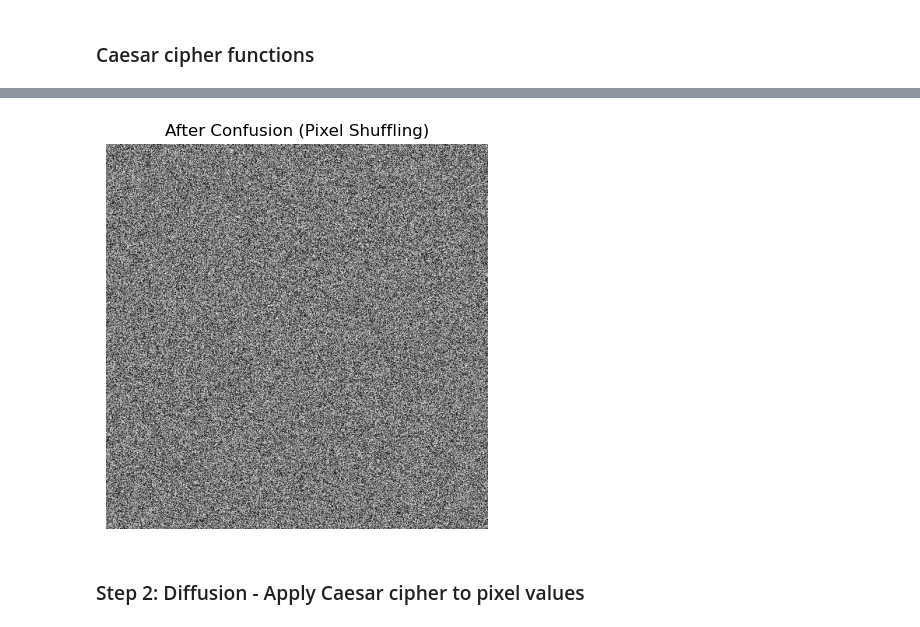
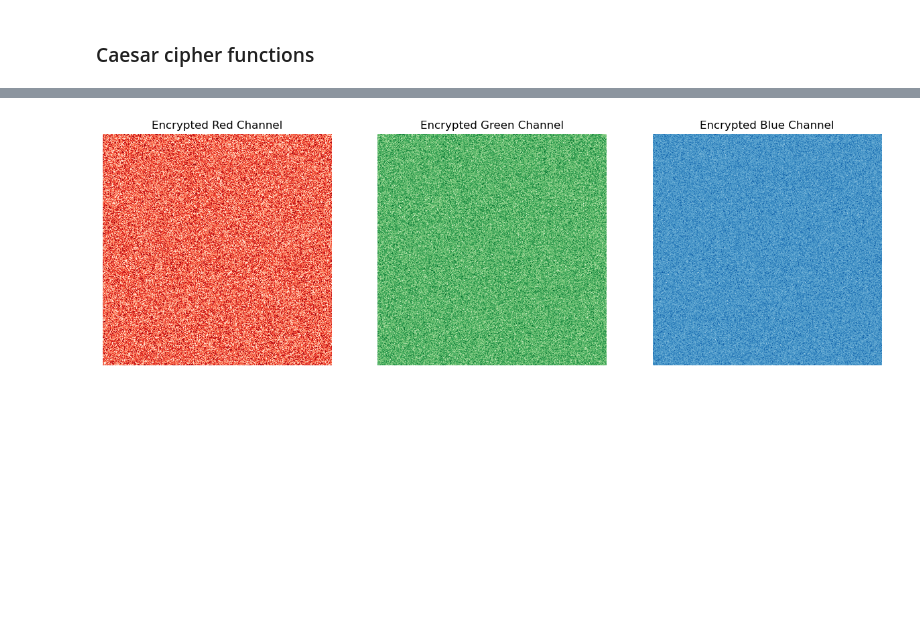
Before and after one commit to khaledkamr/image-encryption-decryption, a Jupyter notebook: image_encryption_decryption.ipynb, the cells around one changed output, grey strips where cells are left out. Cells and saved outputs as stored; diff of their text form; code cells hidden in the pictures; blank space fills up the shorter version.

Commit message:
RGB encrypton

```diff
--- a/image_encryption_decryption.ipynb
+++ b/image_encryption_decryption.ipynb
@@ -17,5 +31,7 @@ def caesar_decrypt_pixel(pixel, shift):
 # %%
 image_path = 'imgs/input_image.jpg'
-image = Image.open(image_path).convert('L')  # Convert to grayscale
+image = Image.open(image_path).convert('RGB')
 image_array = np.array(image, dtype=np.uint8)
+
+r_channel, g_channel, b_channel = image_array[:, :, 0], image_array[:, :, 1], image_array[:, :, 2]
 # %%
@@ -32,18 +59,31 @@ plt.show()
 # %%
-np.random.seed(42)  # For reproducibility
-rows, cols = image_array.shape
-flat_array = image_array.flatten()
-shuffled_indices = np.random.permutation(len(flat_array))
-confused_array = flat_array[shuffled_indices]
-confused_image = confused_array.reshape(rows, cols)
+shift, seed = 50, 42
+
+shuffled_r, r_indices = shuffle_pixels(r_channel, seed)
+encrypted_r = caesar_encrypt_pixel(shuffled_r, shift)
+
+shuffled_g, g_indices = shuffle_pixels(g_channel, seed + 1)  # Different seed for each channel
+encrypted_g = caesar_encrypt_pixel(shuffled_g, shift)
+
+shuffled_b, b_indices = shuffle_pixels(b_channel, seed + 2)
+encrypted_b = caesar_encrypt_pixel(shuffled_b, shift)
 # %%
-plt.figure(figsize=(5, 5))
-plt.imshow(confused_image, cmap='gray')
-plt.title('After Confusion (Pixel Shuffling)')
+plt.figure(figsize=(15, 5))
+plt.subplot(131)
+plt.imshow(encrypted_r, cmap='Reds')
+plt.title('Encrypted Red Channel')
 plt.axis('off')
-plt.savefig('imgs/confused_image.png')
+
+plt.subplot(132)
+plt.imshow(encrypted_g, cmap='Greens')
+plt.title('Encrypted Green Channel')
+plt.axis('off')
+
+plt.subplot(133)
+plt.imshow(encrypted_b, cmap='Blues')
+plt.title('Encrypted Blue Channel')
+plt.axis('off')
+plt.savefig('imgs/encrypted_channels.png')
 plt.show()
 # %% [output]
-[figure, old version]
+[figure, new version]
-# %% [markdown]
-### Step 2: Diffusion - Apply Caesar cipher to pixel values
```
Also changed, not shown: parts of 13 cells of this notebook, 9 other files.
